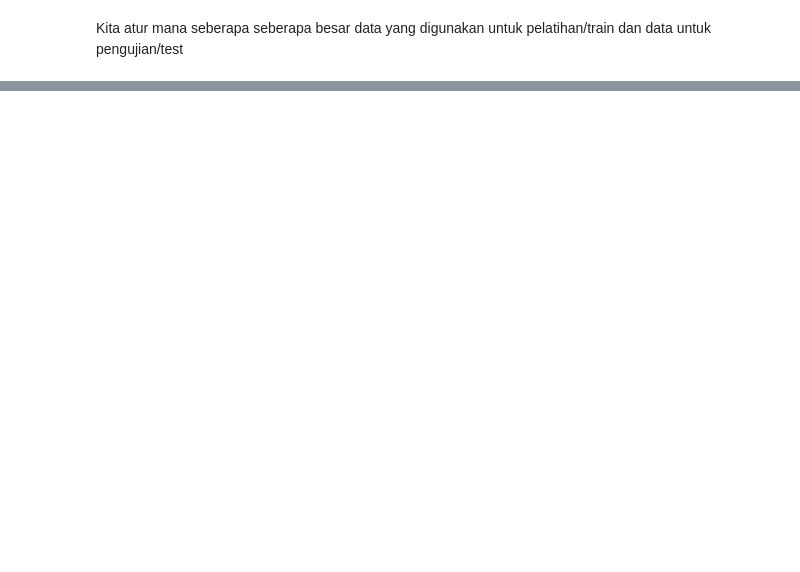
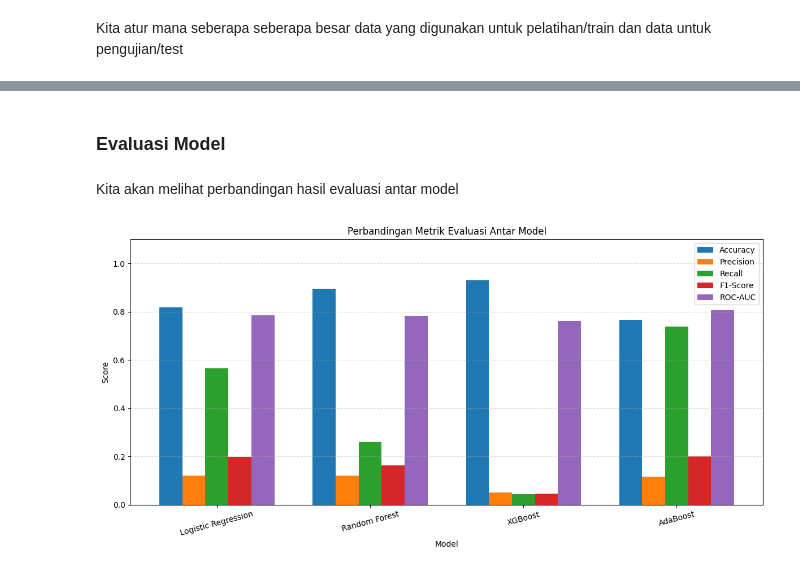
Before and after one commit to abdullohumar/healthcare-dataset-stroke-data, a Jupyter notebook: predictiveanalyticsmahir.ipynb, the cells around one changed output, grey strips where cells are left out. Saved outputs shown, nothing was run; the diff lists cells and outputs as text; code cells hidden in the pictures; blank space fills up the shorter version.

```diff
--- a/predictiveanalyticsmahir.ipynb
+++ b/predictiveanalyticsmahir.ipynb
@@ -471,0 +564,42 @@ Ternyata semuanya memprediksi secara benar
+# %% [markdown]
+### Evaluasi Model
+# %% [markdown]
+Kita akan melihat perbandingan hasil evaluasi antar model
+# %%
+import matplotlib.pyplot as plt
+import numpy as np
+
+# Nilai evaluasi masing-masing model
+models = ['Logistic Regression', 'Random Forest', 'XGBoost', 'AdaBoost']
+accuracy = [0.818, 0.894, 0.929, 0.766]
+precision = [0.120, 0.120, 0.050, 0.116]
+recall = [0.565, 0.261, 0.043, 0.739]
+f1_score = [0.198, 0.164, 0.046, 0.201]
+roc_auc = [0.784, 0.783, 0.761, 0.807]
+
+# Lebar dan posisi bar
+bar_width = 0.15
+x = np.arange(len(models))
+
+# Buat grafik
+plt.figure(figsize=(12, 6))
+
+plt.bar(x - 2*bar_width, accuracy, width=bar_width, label='Accuracy')
+plt.bar(x - bar_width, precision, width=bar_width, label='Precision')
+plt.bar(x, recall, width=bar_width, label='Recall')
+plt.bar(x + bar_width, f1_score, width=bar_width, label='F1-Score')
+plt.bar(x + 2*bar_width, roc_auc, width=bar_width, label='ROC-AUC')
+
+# Label dan title
+plt.xlabel('Model')
+plt.ylabel('Score')
+plt.title('Perbandingan Metrik Evaluasi Antar Model')
+plt.xticks(x, models, rotation=15)
+plt.ylim(0, 1.1)
+plt.legend(loc='upper right')
+plt.grid(axis='y', linestyle='--', alpha=0.5)
+
+plt.tight_layout()
+plt.show()
+# %% [output]
+[figure, added]
```
Also changed, not shown: parts of 40 cells of this notebook.
